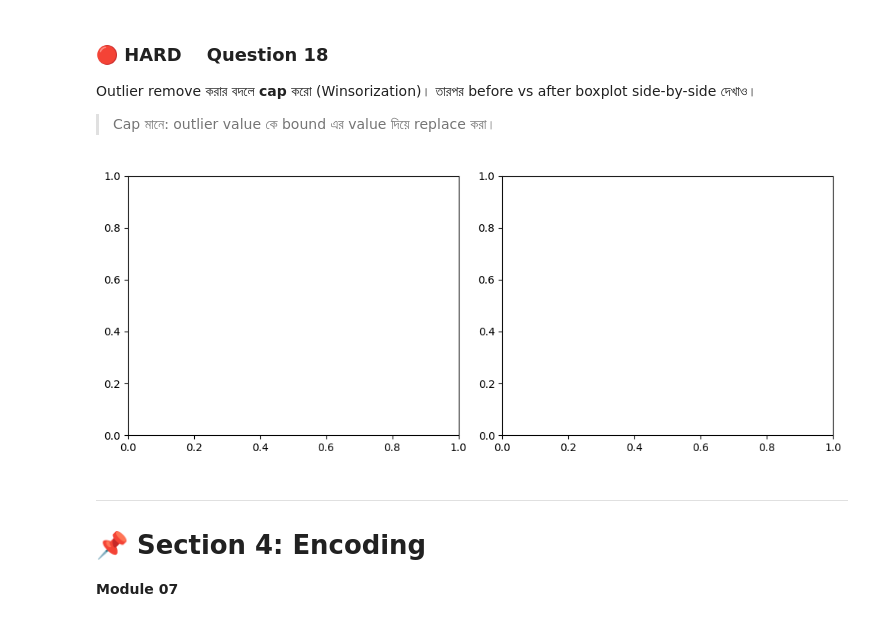
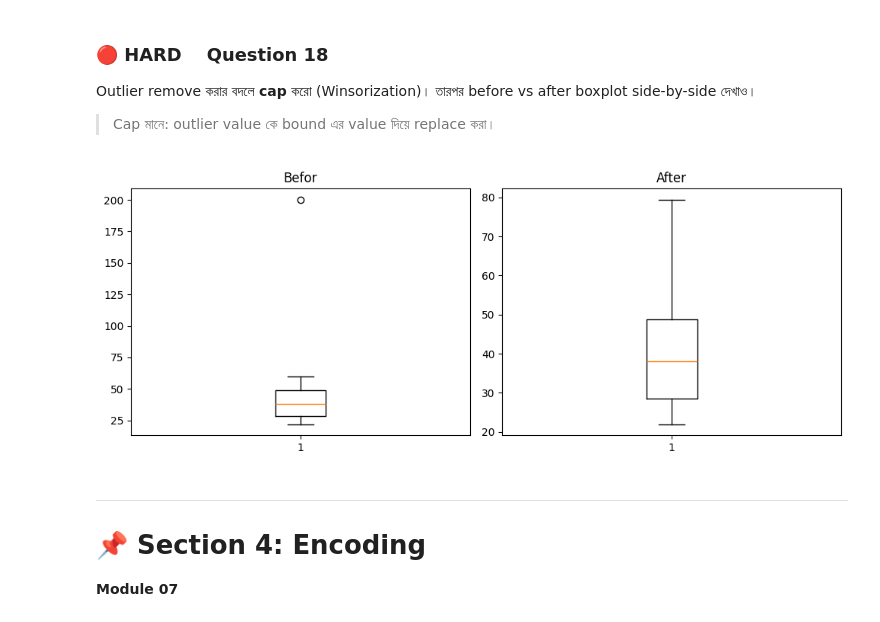
Before and after one commit to AR-Ashik-9997/Phitron-practice-problem, a Jupyter notebook: Beginner_Friendly_Practice_Set.ipynb, the cells around one changed output. Cells and saved outputs as stored; diff of their text form; code cells hidden in the pictures.

```diff
--- a/Beginner_Friendly_Practice_Set.ipynb
+++ b/Beginner_Friendly_Practice_Set.ipynb
@@ -293,8 +312,8 @@ dtype: float64
 mean_age = df_clean['Age'].mean()
 std_age  = df_clean['Age'].std()
 
-df_clean['Age']=(df_clean['Age']-mean_age)/std_age
-outlier=df_clean[abs(df_clean['Age'])>3]
+z_score=(df_clean['Age']-mean_age)/std_age
+outlier=df_clean[z_score.abs() > 3]
 print(len(outlier))
 display(outlier)
 # %% [output]
@@ -321,18 +340,20 @@ Outlier remove করার বদলে **cap** করো (Winsorization)।
 # %%
 df_capped = df_clean.copy()
 
 # YOUR CODE HERE
 # Step 1: Cap করো
 # Hint: df_capped['Age'] = df_capped['Age'].clip(lower=lower_bound, upper=upper_bound)
-
+df_capped['Age']=df_capped['Age'].clip(lower=lower,upper=upper)
 # Step 2: Before vs After boxplot
 fig, axes = plt.subplots(1, 2, figsize=(10, 4))
-# axes[0] → Before (df_clean)
-# axes[1] → After (df_capped)
+axes[0].boxplot(df_clean['Age'])
+axes[0].set_title('Befor')
+axes[1].boxplot(df_capped['Age'])
+axes[1].set_title('After')
 plt.tight_layout()
 plt.show()
 # %% [output]
-[figure, old version]
+[figure, new version]
 # %% [markdown]
 ---
 # 📌 Section 4: Encoding
```
Also changed, not shown: parts of 7 cells of this notebook.
